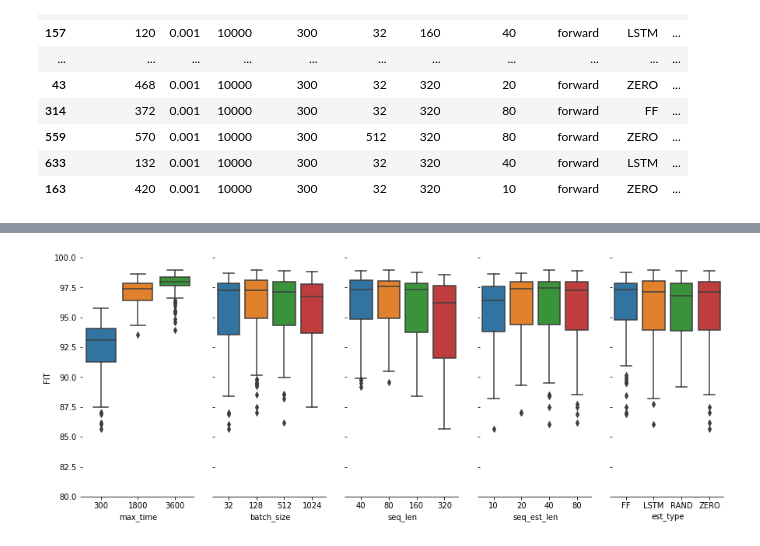
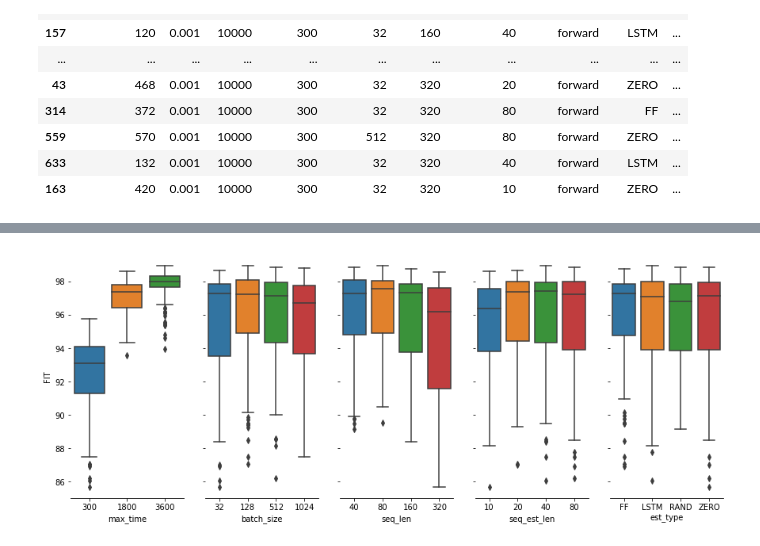
Before and after one commit to forgi86/sysid-neural-estimator, a Jupyter notebook: examples/wh2009/does/doe5_eval.ipynb, the cells around one changed output, grey strips where cells are left out. Saved outputs shown, nothing was run; the diff lists cells and outputs as text; code cells hidden in the pictures.

```diff
--- a/examples/wh2009/does/doe5_eval.ipynb
+++ b/examples/wh2009/does/doe5_eval.ipynb
@@ -77,10 +81,10 @@ sns.despine(fig=g.fig, left=True)
 # %%
-# Full results: main effects
+# Full results: box plots
 g = sns.PairGrid(df_res, y_vars=response,
                  x_vars=factors,
                  height=5, aspect=.5)
 g.map(sns.boxplot)
-g.set(ylim=(80, 100))
+#g.set(ylim=(85, 100))
 sns.despine(fig=g.fig, left=True)
 # %% [output]
-[figure, old version]
+[figure, new version]
```
Also changed, not shown: parts of 18 cells of this notebook, 2 other files.
